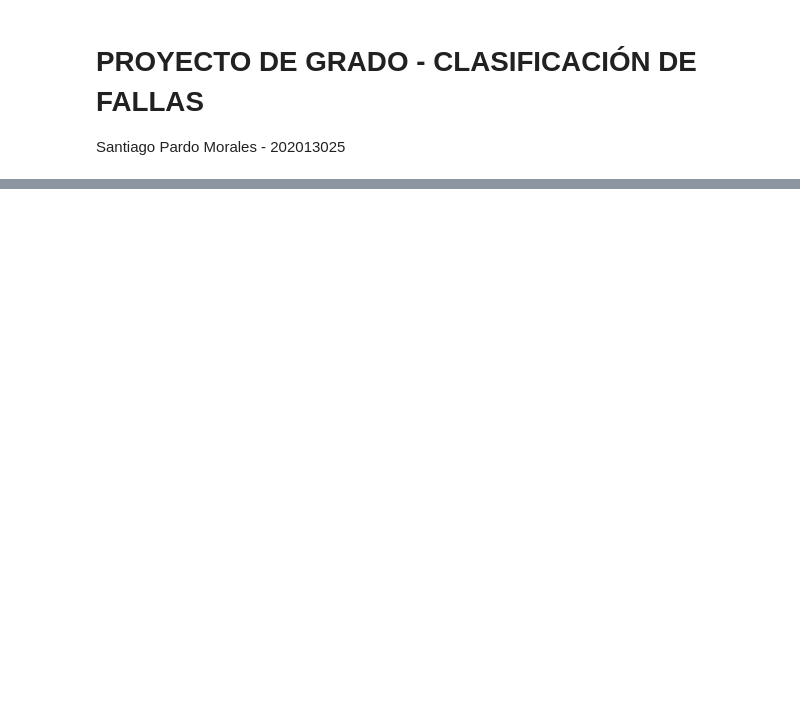
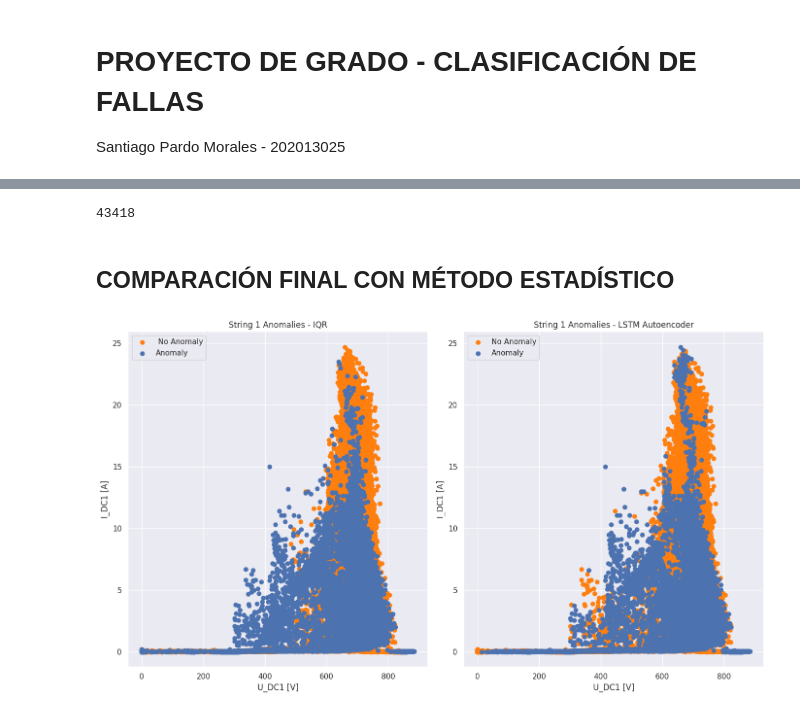
Before and after one commit to santyxd3000/Caso1-InfraComp, a Jupyter notebook: Fault_Classification.ipynb, the cells around one changed output, grey strips where cells are left out. Drawn from its saved outputs; the diff is of its cells as text; code cells hidden in the pictures; blank space fills up the shorter version.

Commit message:
Colors Fixed

```diff
--- a/Fault_Classification.ipynb
+++ b/Fault_Classification.ipynb
@@ -100,0 +33,4 @@ plt.show()
+# %%
+ae_df = pd.read_csv('df_with_anomalies.csv',sep=';')
+iqr_df = pd.read_csv('statistical_df_with_anomalies.csv',sep=';')
+#sensor = pd.read_csv('sensor_data.csv',sep=';').dropna()
@@ -100,0 +39,43 @@ plt.show()
+# %%
+anomaly_iqr = iqr_df[iqr_df['Anomaly']==1]
+no_anomaly_iqr = iqr_df[iqr_df['Anomaly']==0]
+# %%
+anomaly_ae = ae_df[ae_df['Anomaly']==1]
+no_anomaly_ae = ae_df[ae_df['Anomaly']==0]
+# %%
+#Coincidencias con modelo estadístico
+print(anomaly_iqr['Timestamp'].isin(anomaly_ae['Timestamp']).sum())
+# %% [output]
+43418
+# %% [markdown]
+## **COMPARACIÓN FINAL CON MÉTODO ESTADÍSTICO**
+# %%
+#STRING1
+
+# Gráfico 1
+plt.figure(figsize=(14, 8))
+
+# Gráfico 1
+plt.subplot(1,2,1)
+plt.scatter(no_anomaly_iqr['U_DC1'], no_anomaly_iqr['I_DC1'], label=' No Anomaly',color='#ff7f0e')
+plt.scatter(anomaly_iqr['U_DC1'], anomaly_iqr['I_DC1'], label='Anomaly',color='b')
+plt.xlabel('U_DC1 [V]')
+plt.ylabel('I_DC1 [A]')
+plt.legend()
+plt.title('String 1 Anomalies - IQR')
+
+# Gráfico 2
+plt.subplot(1,2,2)
+plt.scatter(no_anomaly_ae['U_DC1'], no_anomaly_ae['I_DC1'], label='No Anomaly',color='#ff7f0e')
+plt.scatter(anomaly_ae['U_DC1'], anomaly_ae['I_DC1'], label='Anomaly',color='b')
+plt.xlabel('U_DC1 [V]')
+plt.ylabel('I_DC1 [A]')
+plt.legend()
+plt.title('String 1 Anomalies - LSTM Autoencoder')
+
+
+# Ajustes de diseño
+plt.tight_layout()
+plt.show()
+# %% [output]
+[figure, added]
```
Also changed, not shown: parts of 104 cells of this notebook.
